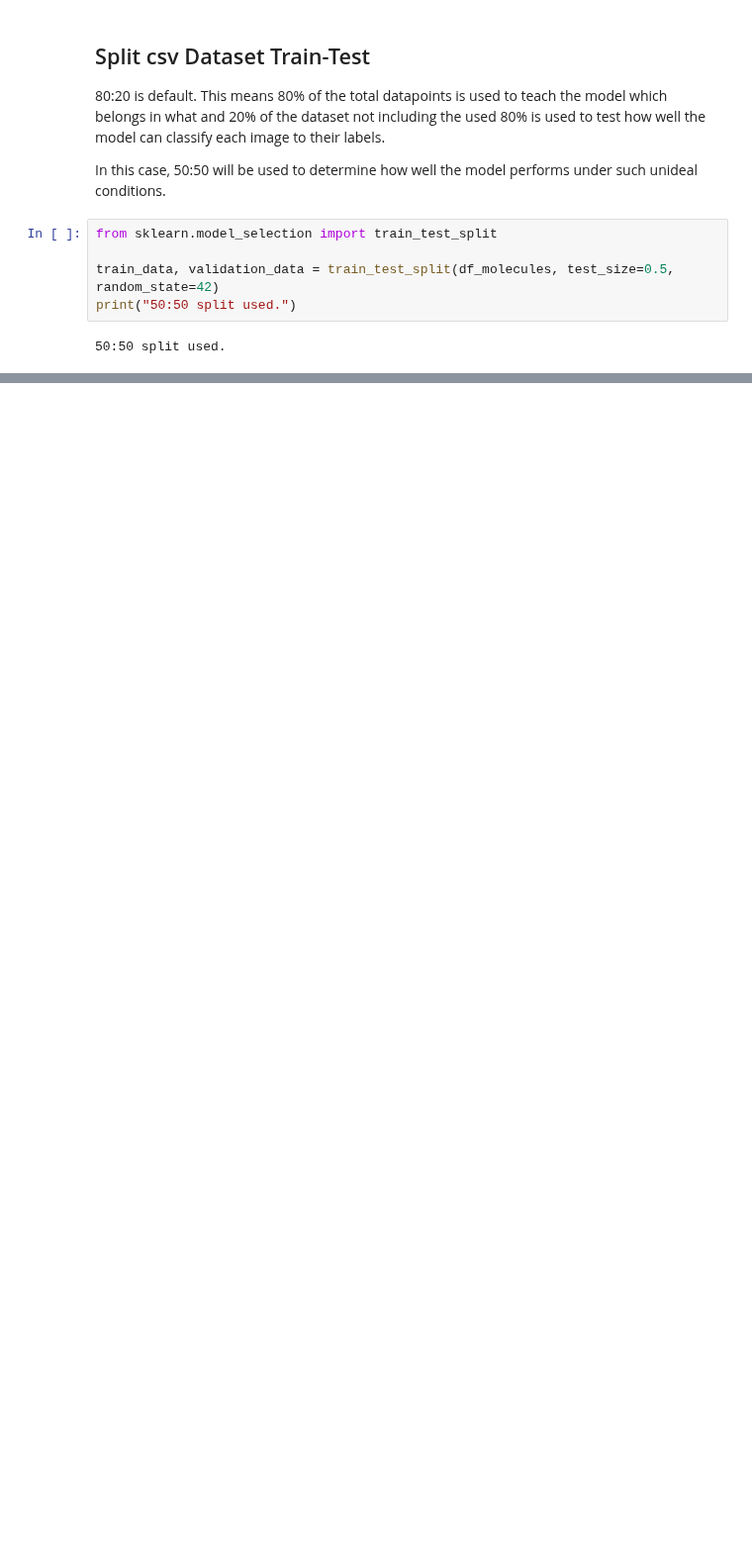
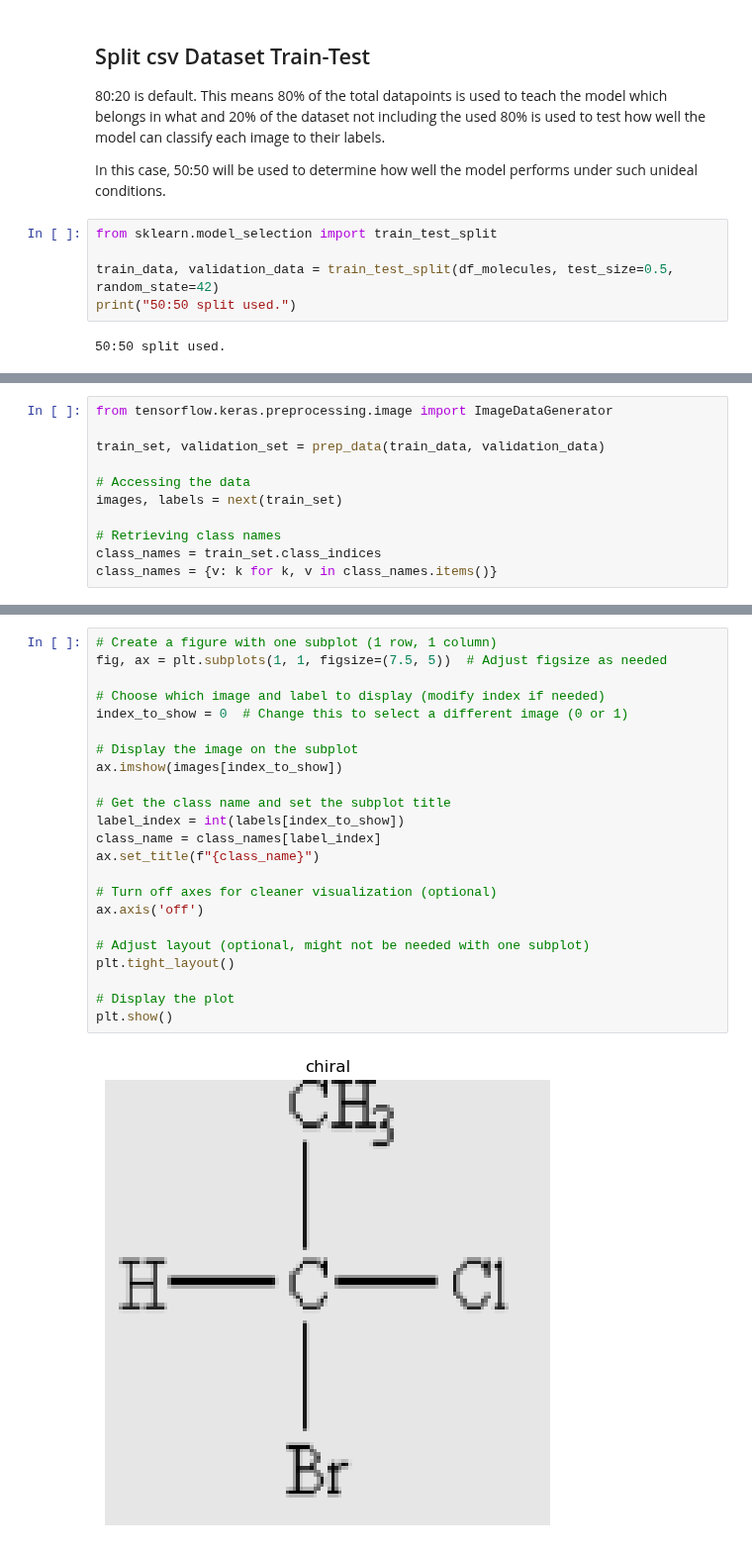
Before and after one commit to MeganTran6023/ChiralMolecule_TfClassification, a Jupyter notebook: 6_25_Tf_chiral_classification.ipynb, the cells around one changed output, grey strips where cells are left out. Shown at 99% size. Drawn from its saved outputs; the diff is of its cells as text; blank space fills up the shorter version.

```diff
--- a/6_25_Tf_chiral_classification.ipynb
+++ b/6_25_Tf_chiral_classification.ipynb
@@ -88,0 +187,11 @@ print("50:50 split used.")
+# %%
+from tensorflow.keras.preprocessing.image import ImageDataGenerator
+
+train_set, validation_set = prep_data(train_data, validation_data)
+
+# Accessing the data
+images, labels = next(train_set)
+
+# Retrieving class names
+class_names = train_set.class_indices
+class_names = {v: k for k, v in class_names.items()}
@@ -88,0 +205,25 @@ print("50:50 split used.")
+# %%
+# Create a figure with one subplot (1 row, 1 column)
+fig, ax = plt.subplots(1, 1, figsize=(7.5, 5))  # Adjust figsize as needed
+
+# Choose which image and label to display (modify index if needed)
+index_to_show = 0  # Change this to select a different image (0 or 1)
+
+# Display the image on the subplot
+ax.imshow(images[index_to_show])
+
+# Get the class name and set the subplot title
+label_index = int(labels[index_to_show])
+class_name = class_names[label_index]
+ax.set_title(f"{class_name}")
+
+# Turn off axes for cleaner visualization (optional)
+ax.axis('off')
+
+# Adjust layout (optional, might not be needed with one subplot)
+plt.tight_layout()
+
+# Display the plot
+plt.show()
+# %% [output]
+[figure, added]
```
Also changed, not shown: parts of 13 cells of this notebook.
